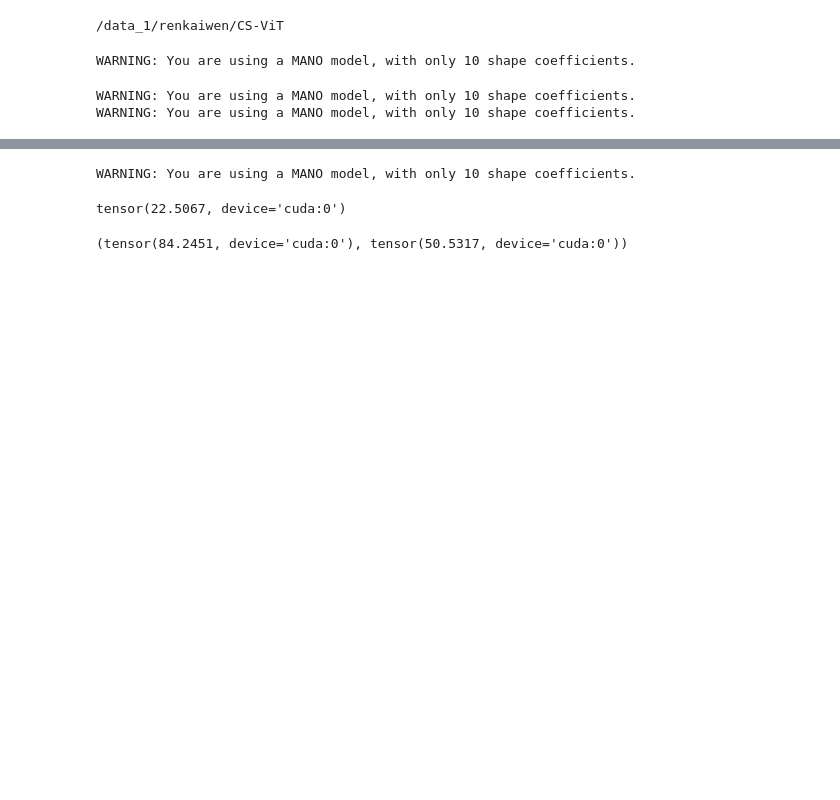
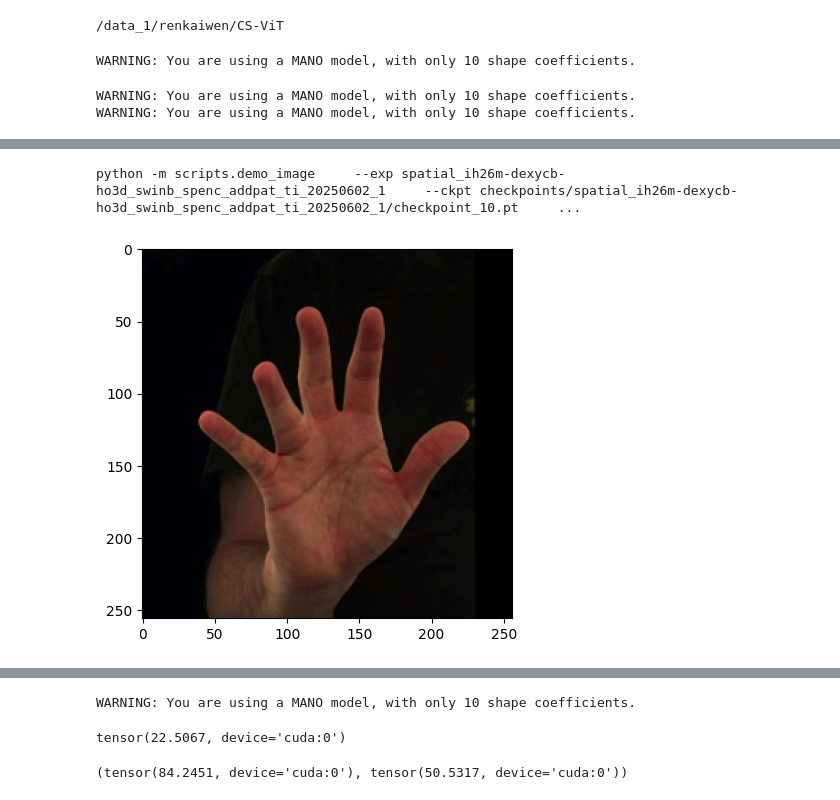
Before and after one commit to Mine268/CS-ViT, a Jupyter notebook: notebook/demo.ipynb, the cells around one changed output, grey strips where cells are left out. Cells and saved outputs as stored; diff of their text form; code cells hidden in the pictures; blank space fills up the shorter version.

Commit message:
demo image code

```diff
--- a/notebook/demo.ipynb
+++ b/notebook/demo.ipynb
@@ -75,0 +76,46 @@ plt.imshow(predict["logs"]["image"]["img_reproj"][0].permute(1,2,0))
+# %%
+sample = {
+    k: v[0]
+    for k, v in batch.items()
+}
+
+patch_np = sample["patches"].cpu().numpy()
+patch_np = patch_np[0].transpose(1, 2, 0)
+# patch_np = (patch_np * 255).astype("uint8")
+
+plt.imshow(patch_np)
+
+img_path = sample["imgs_path"][0]
+bbox_tight = sample["bbox_tight"][0].tolist()
+focal = sample["focal"][0].tolist()
+princpt = sample["princpt"][0].tolist()
+
+exp = "spatial_ih26m-dexycb-ho3d_swinb_spenc_addpat_ti_20250602_1"
+ckpt = "checkpoints/spatial_ih26m-dexycb-ho3d_swinb_spenc_addpat_ti_20250602_1/checkpoint_10.pt"
+
+cmd = """python -m scripts.demo_image \
+    --exp {} \
+    --ckpt {} \
+    --handedness {} \
+    --img {} \
+    --bbox {} {} {} {} \
+    --focal {} {} \
+    --princpt {} {}""".format(
+    exp,
+    ckpt,
+    "l" if sample["flip"] else "r",
+    img_path,
+    bbox_tight[0],
+    bbox_tight[1],
+    bbox_tight[2],
+    bbox_tight[3],
+    focal[0],
+    focal[1],
+    princpt[0],
+    princpt[1],
+)
+
+print(cmd)
+# %% [output]
+python -m scripts.demo_image     --exp spatial_ih26m-dexycb-ho3d_swinb_spenc_addpat_ti_20250602_1     --ckpt checkpoints/spatial_ih26m-dexycb-ho3d_swinb_spenc_addpat_ti_20250602_1/checkpoint_10.pt     ...
+[figure, added]
```
Also changed, not shown: parts of 4 cells of this notebook, 3 other files.
